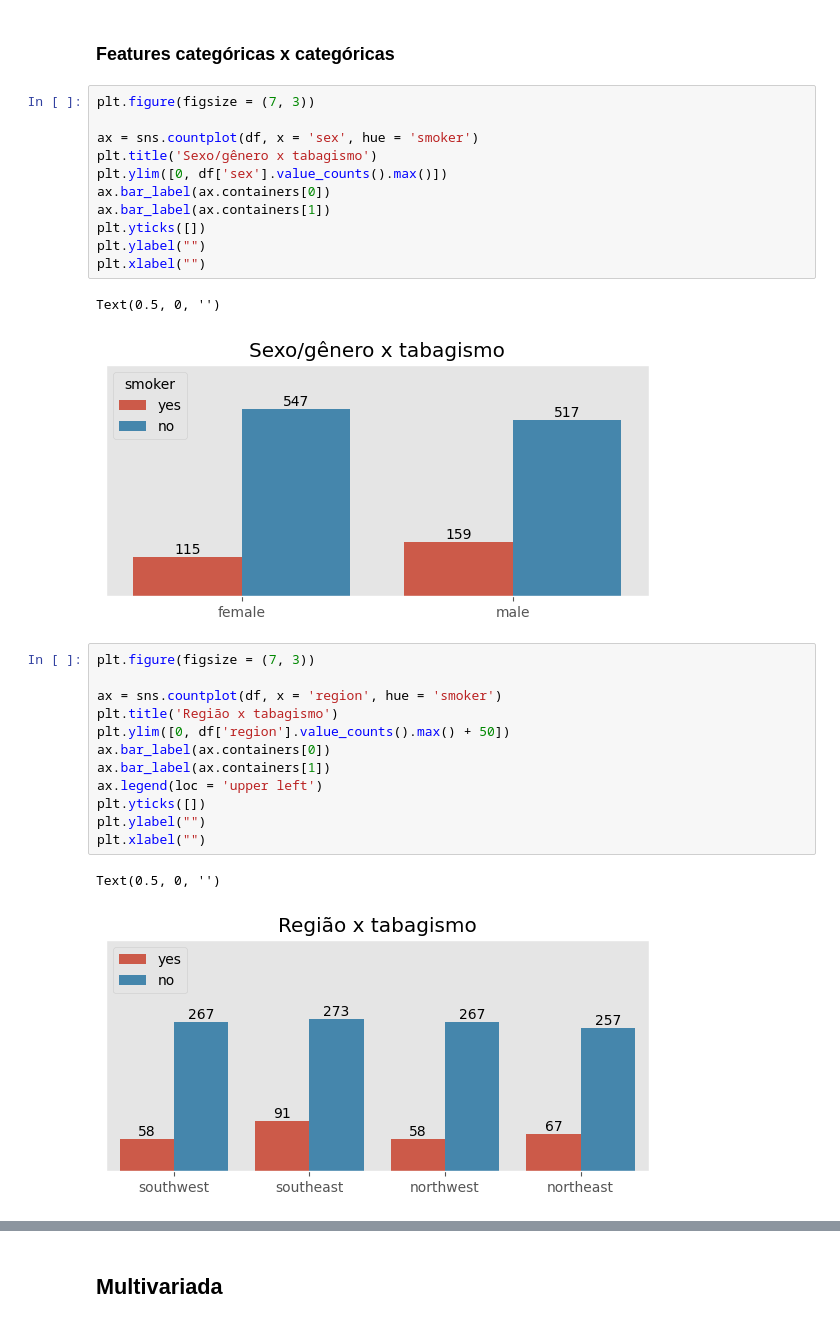
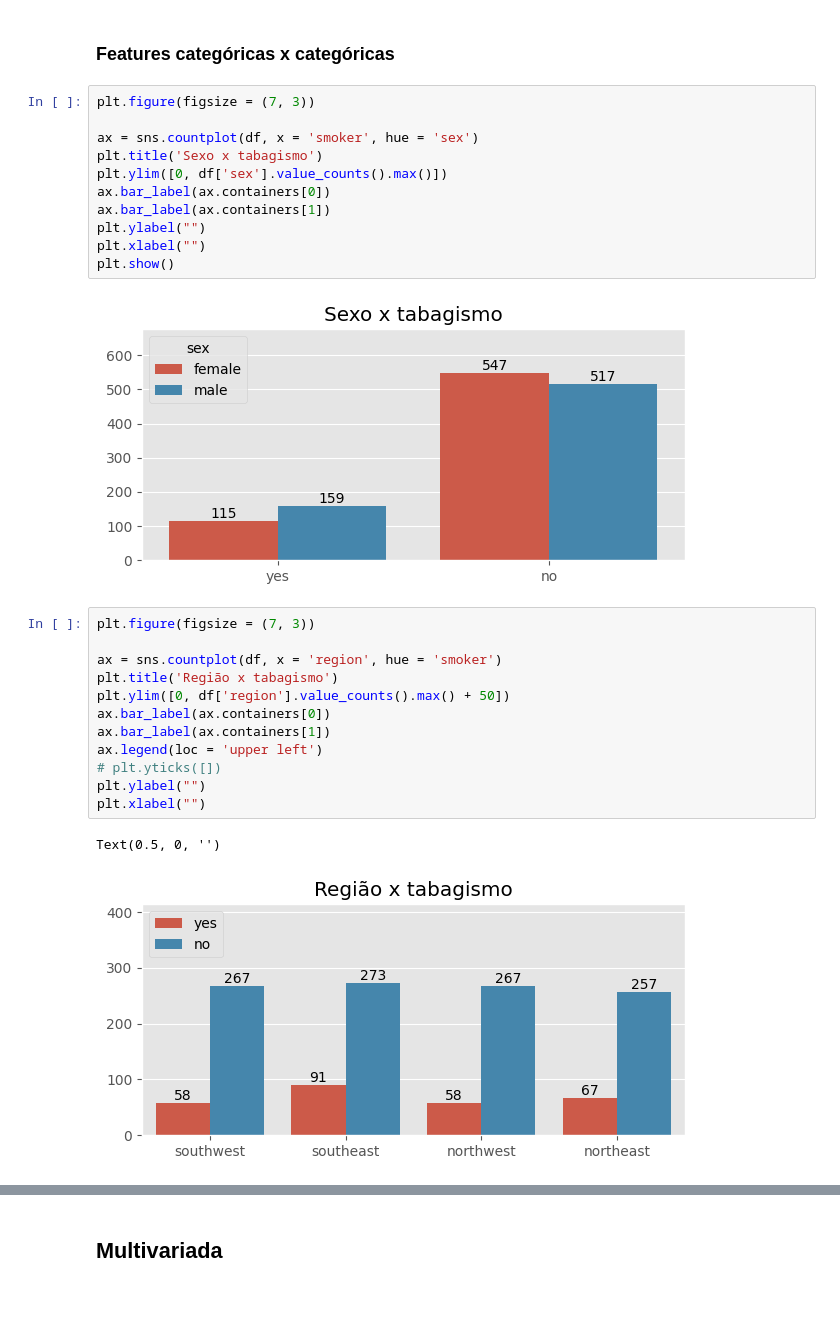
Before and after one commit to Bruno-Donato/desafio_gastos_saude, a Jupyter notebook: regress_gastos_saude.ipynb, the cells around one changed output, grey strips where cells are left out. Saved outputs shown, nothing was run; the diff lists cells and outputs as text.

```diff
--- a/regress_gastos_saude.ipynb
+++ b/regress_gastos_saude.ipynb
@@ -522,17 +495,16 @@ df.groupby('smoker')['expenses'].describe().T
 # %%
 plt.figure(figsize = (7, 3))
 
-ax = sns.countplot(df, x = 'sex', hue = 'smoker')
-plt.title('Sexo/gênero x tabagismo')
+ax = sns.countplot(df, x = 'smoker', hue = 'sex')
+plt.title('Sexo x tabagismo')
 plt.ylim([0, df['sex'].value_counts().max()])
 ax.bar_label(ax.containers[0])
 ax.bar_label(ax.containers[1])
-plt.yticks([])
 plt.ylabel("")
 plt.xlabel("")
+plt.show()
 # %% [output]
-Text(0.5, 0, '')
-[figure, old version]
+[figure, new version]
 # %%
 plt.figure(figsize = (7, 3))
 
@@ -542,12 +514,12 @@ plt.ylim([0, df['region'].value_counts().max() + 50])
 ax.bar_label(ax.containers[0])
 ax.bar_label(ax.containers[1])
 ax.legend(loc = 'upper left')
-plt.yticks([])
+# plt.yticks([])
 plt.ylabel("")
 plt.xlabel("")
 # %% [output]
 Text(0.5, 0, '')
-[figure, old version]
+[figure, new version]
 # %%
 plt.figure(figsize = (7, 3))
 
```
Also changed, not shown: parts of 188 cells of this notebook, 4 other files.
